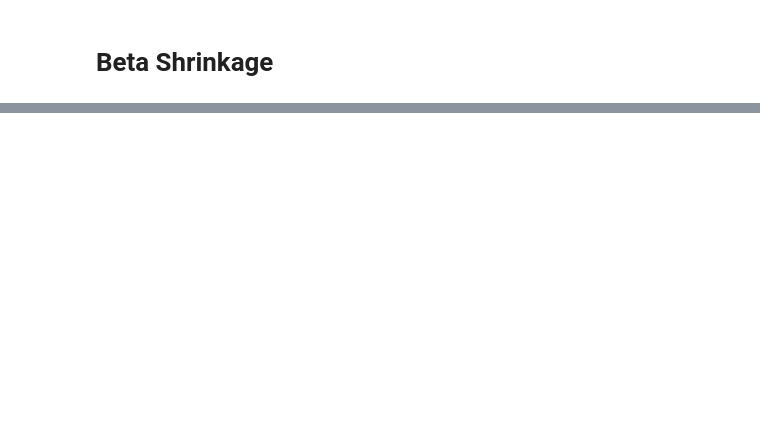
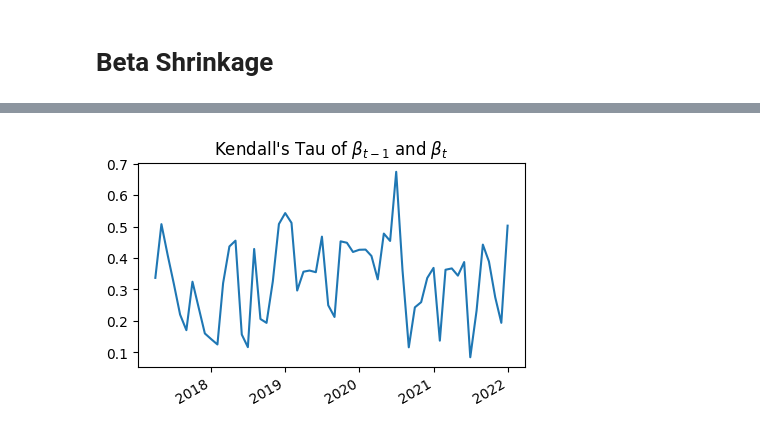
Before and after one commit to oronimbus/pybeta, a Jupyter notebook: demo.ipynb, the cells around one changed output, grey strips where cells are left out. Saved outputs shown, nothing was run; the diff lists cells and outputs as text; code cells hidden in the pictures; blank space fills up the shorter version.

```diff
--- a/demo.ipynb
+++ b/demo.ipynb
@@ -31,5 +29,14 @@ sample_returns.index = pd.DatetimeIndex(sample_returns.index)
 # %%
-bivar_beta = Beta(sample_returns["SPY"], sample_returns["AAPL"])
+# pull sample data and aggregate returns
+start_date = "2017-01-01"
+end_date = "2022-01-01"
+
+sample_data = yf.download("AAPL SPY", start=start_date, end=end_date, progress=False)["Adj Close"]
+sample_returns = sample_data.pct_change().dropna()
+sample_returns.index = pd.DatetimeIndex(sample_returns.index)
+
+# calculate betas
+bivar_beta = Beta(sample_returns["SPY"].iloc[-21:], sample_returns["AAPL"].iloc[-21:])
 benchmark = sample_returns.cov().iloc[0,1] / sample_returns["SPY"].var()
 ols_classic = bivar_beta.ols(False)
 ols_adj = bivar_beta.ols(True)
@@ -38,6 +45,8 @@ welch_classic = bivar_beta.welch()
 welch_aged = bivar_beta.welch(rho=2/256)
 robeco = bivar_beta.robeco(0.5, 2)
 scholes_williams = bivar_beta.scholes_williams()
+fc_comb = BetaForecastCombination(sample_returns["SPY"], sample_returns["AAPL"]).fit()
+bma = BetaBMA(sample_returns["SPY"], sample_returns["AAPL"]).fit()
 
 report = """
     Beta Calculation Methods
@@ -50,8 +59,10 @@ report = """
     Welch (aged): {:.4f}
     Robeco: {:.4f}
     Scholes-Williams: {:.4f}
+    Forecast Combination: {:.4f}
+    Bayesian Model Averaging: {:.4f}
 
-""".format(benchmark, ols_classic, ols_adj, vasicek, welch_classic, welch_aged, robeco, scholes_williams)
+""".format(benchmark, ols_classic, ols_adj, vasicek, welch_classic, welch_aged, robeco, scholes_williams, fc_comb, bma)
 print(report)
 # %% [output]
     Beta Calculation Methods
@@ -69,25 +88,28 @@ print(report)
 # %%
-%%capture
-# scrape index constituents using beautifulsoup4
+# scrape index constituents using beautifulsoup4 (remove some exceptions below)
 resp = requests.get('http://en.wikipedia.org/wiki/List_of_S%26P_500_companies')
 soup = bs.BeautifulSoup(resp.text, 'lxml')
 table = soup.find('table', {'class': 'wikitable sortable'})
 tickers = [row.findAll('td')[0].text for row in table.findAll('tr')[1:]]
 tickers = [s.replace('\n', '') for s in tickers] + ["SPY"]
+[tickers.remove(i) for i in ["CEG", "BF.B", "BRK.B"]]
 
 # get data via yahoo finance and calculate daily returns
-data = yf.download(tickers, start=start_date, end=end_date, progress=False)["Adj Close"]
+data = yf.download(tickers, start=start_date, end=end_date, progress=False, debug=False)["Adj Close"]
 member_returns = data.pct_change().iloc[1:,:].dropna(axis=1)
 member_returns.index = pd.DatetimeIndex(member_returns.index)
 member_returns.index.name = ""
 
 # calculate rolling 1 month beta using textbook definition: corr * vol ratio
 corr = member_returns.groupby(pd.Grouper(freq="M")).apply(lambda x: x.corr().loc["SPY",:]).iloc[1:,:]
 std_i = member_returns.groupby(pd.Grouper(freq="M")).std().iloc[1:]
 std_bm = member_returns[["SPY"]].groupby(pd.Grouper(freq="M")).std().iloc[1:]
-beta = corr * (std_i.values / std_bm.values)
+index_beta = corr * (std_i.values / std_bm.values)
+index_beta.dropna(inplace=True)
 
 # visualise correlation between beta
-corr = [scipy.stats.kendalltau(beta.iloc[i-1,:], beta.iloc[i,:])[0] for i in range(1, beta.shape[0])]
-pd.DataFrame(corr, index=beta.index[1:]).plot(figsize=(5,3), legend=False, title=r"Kendall's Tau of $\beta_{t-1}$ and $\beta_t$");
+corr = [scipy.stats.kendalltau(index_beta.iloc[i-1,:], index_beta.iloc[i,:])[0] for i in range(1, index_beta.shape[0])]
+pd.DataFrame(corr, index=index_beta.index[1:]).plot(figsize=(5,3), legend=False, title=r"Kendall's Tau of $\beta_{t-1}$ and $\beta_t$");
+# %% [output]
+[figure, added]
 # %%
```
Also changed, not shown: parts of 15 cells of this notebook.
